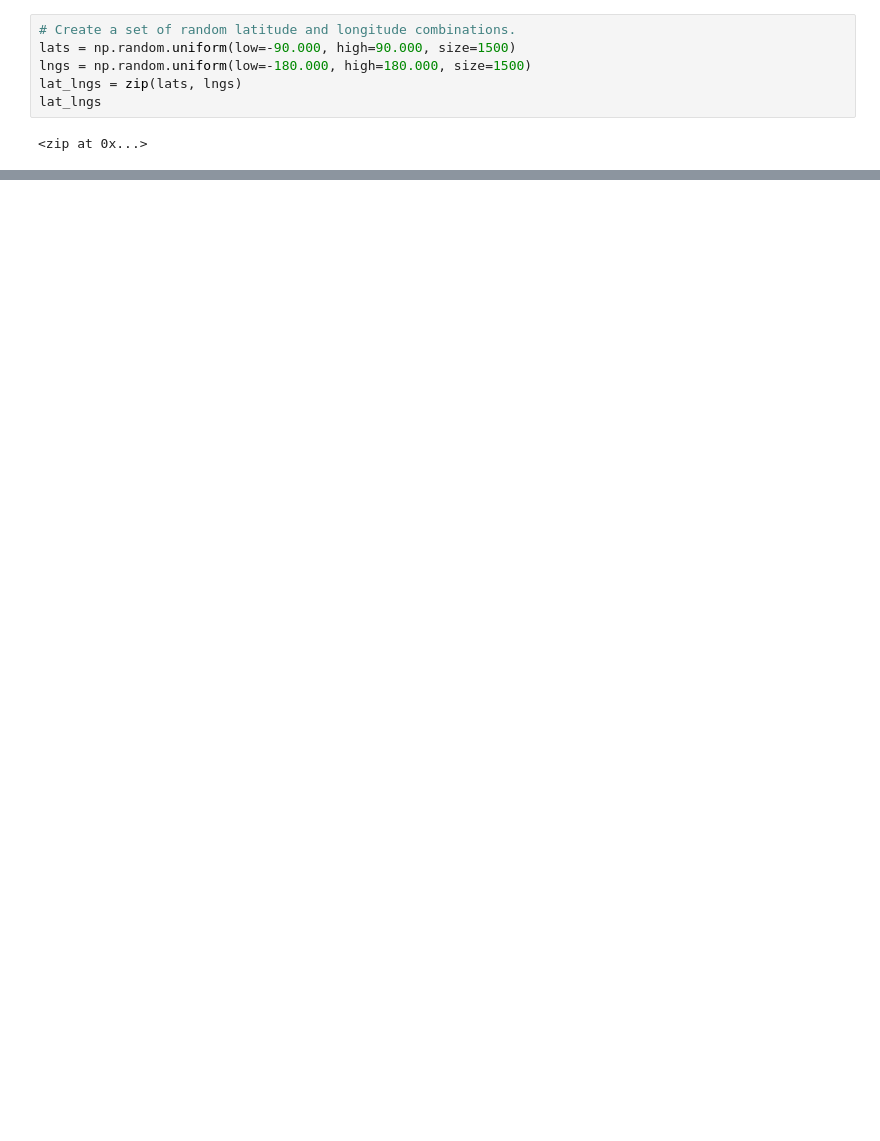
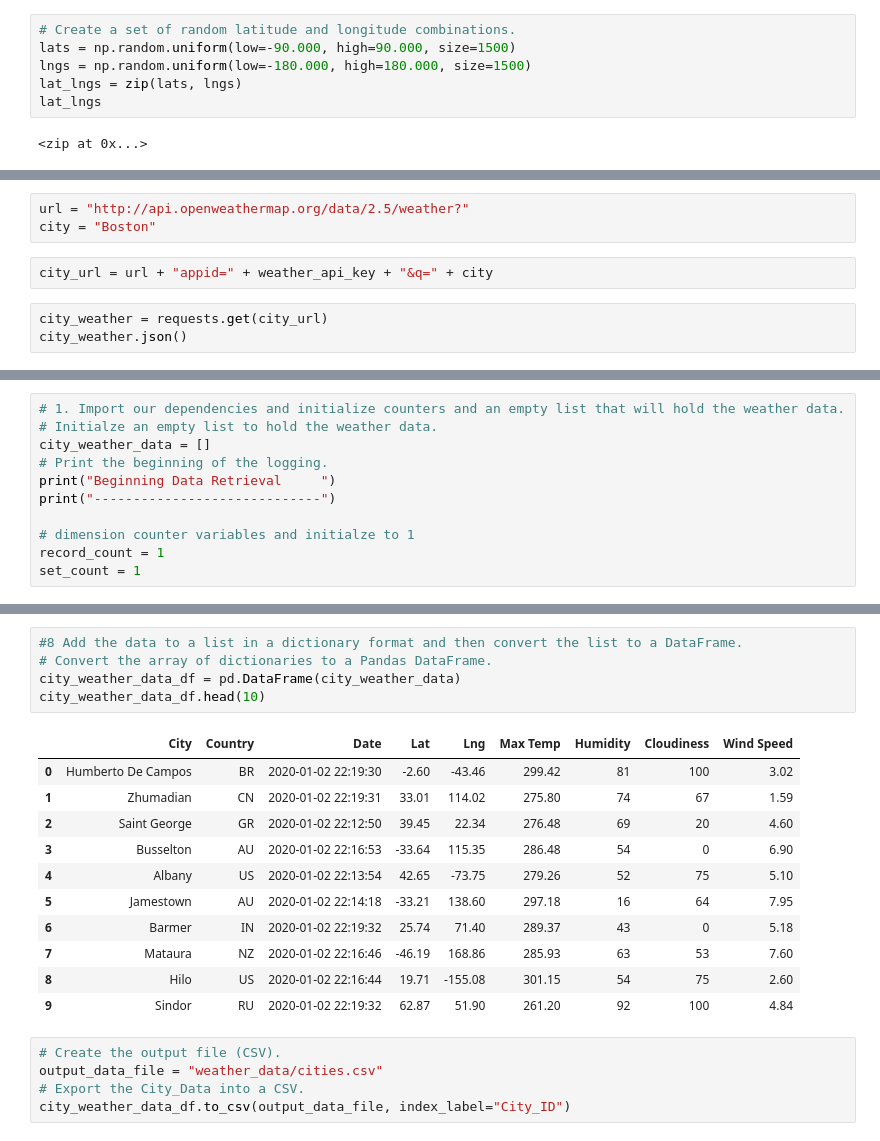
Before and after one commit to tcottrell321/World_Weather_Analysis, a Jupyter notebook: WeatherPy.ipynb, the cells around one changed output, grey strips where cells are left out. Drawn from its saved outputs; the diff is of its cells as text; blank space fills up the shorter version.

```diff
--- a/WeatherPy.ipynb
+++ b/WeatherPy.ipynb
@@ -32,0 +70,8 @@ len(cities)
+# %%
+url = "http://api.openweathermap.org/data/2.5/weather?"
+city = "Boston"
+# %%
+city_url = url + "appid=" + weather_api_key + "&q=" + city
+# %%
+city_weather = requests.get(city_url)
+city_weather.json()
@@ -32,0 +130,11 @@ len(cities)
+# %%
+# 1. Import our dependencies and initialize counters and an empty list that will hold the weather data.
+# Initialze an empty list to hold the weather data.
+city_weather_data = []
+# Print the beginning of the logging.
+print("Beginning Data Retrieval     ")
+print("-----------------------------")
+
+# dimension counter variables and initialze to 1
+record_count = 1
+set_count = 1
@@ -32,0 +218,22 @@ len(cities)
+# %%
+#8 Add the data to a list in a dictionary format and then convert the list to a DataFrame.
+# Convert the array of dictionaries to a Pandas DataFrame.
+city_weather_data_df = pd.DataFrame(city_weather_data)
+city_weather_data_df.head(10)
+# %% [output]
+|  | City | Country | Date | Lat | Lng | Max Temp | Humidity | Cloudiness | Wind Speed |
+| 0 | Humberto De Campos | BR | 2020-01-02 22:19:30 | -2.60 | -43.46 | 299.42 | 81 | 100 | 3.02 |
+| 1 | Zhumadian | CN | 2020-01-02 22:19:31 | 33.01 | 114.02 | 275.80 | 74 | 67 | 1.59 |
+| 2 | Saint George | GR | 2020-01-02 22:12:50 | 39.45 | 22.34 | 276.48 | 69 | 20 | 4.60 |
+| 3 | Busselton | AU | 2020-01-02 22:16:53 | -33.64 | 115.35 | 286.48 | 54 | 0 | 6.90 |
+| 4 | Albany | US | 2020-01-02 22:13:54 | 42.65 | -73.75 | 279.26 | 52 | 75 | 5.10 |
+| 5 | Jamestown | AU | 2020-01-02 22:14:18 | -33.21 | 138.60 | 297.18 | 16 | 64 | 7.95 |
+| 6 | Barmer | IN | 2020-01-02 22:19:32 | 25.74 | 71.40 | 289.37 | 43 | 0 | 5.18 |
+| 7 | Mataura | NZ | 2020-01-02 22:16:46 | -46.19 | 168.86 | 285.93 | 63 | 53 | 7.60 |
+| 8 | Hilo | US | 2020-01-02 22:16:44 | 19.71 | -155.08 | 301.15 | 54 | 75 | 2.60 |
+| 9 | Sindor | RU | 2020-01-02 22:19:32 | 62.87 | 51.90 | 261.20 | 92 | 100 | 4.84 |
+# %%
+# Create the output file (CSV).
+output_data_file = "weather_data/cities.csv"
+# Export the City_Data into a CSV.
+city_weather_data_df.to_csv(output_data_file, index_label="City_ID")
```
Also changed, not shown: parts of 11 cells of this notebook.
